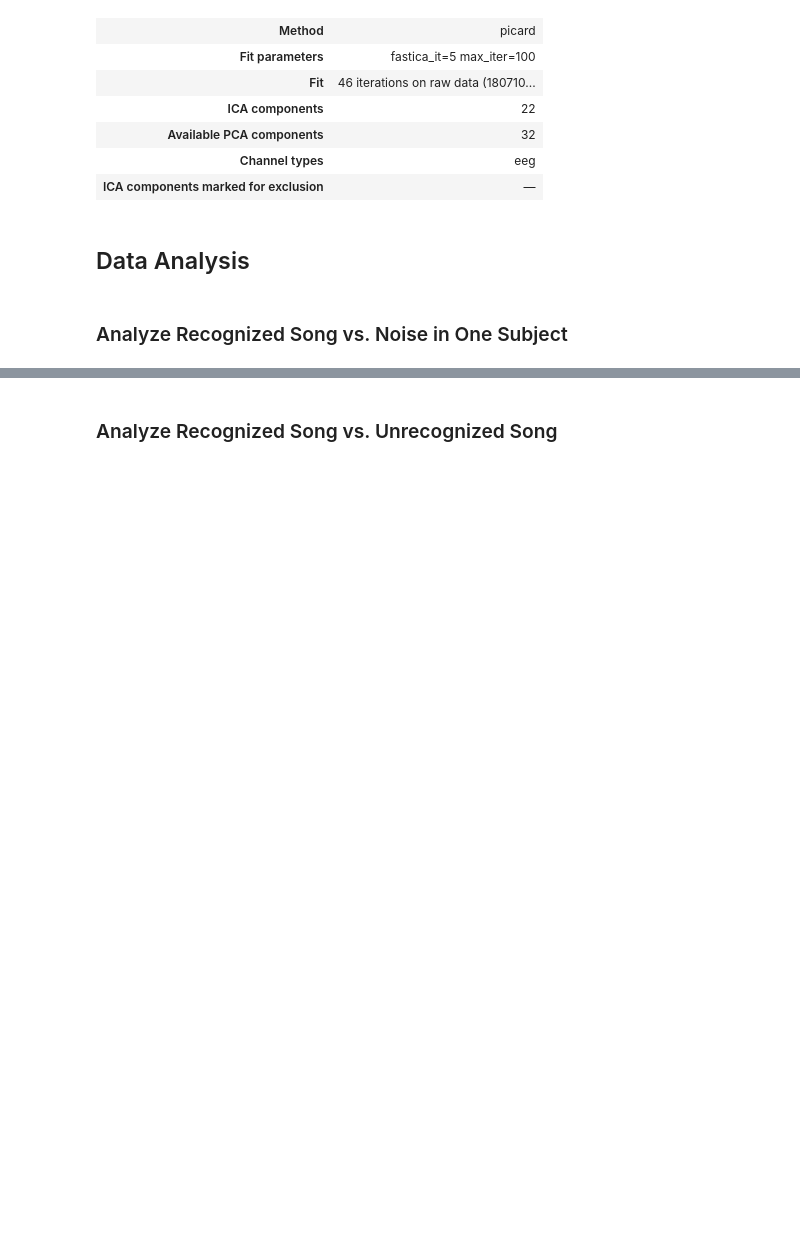
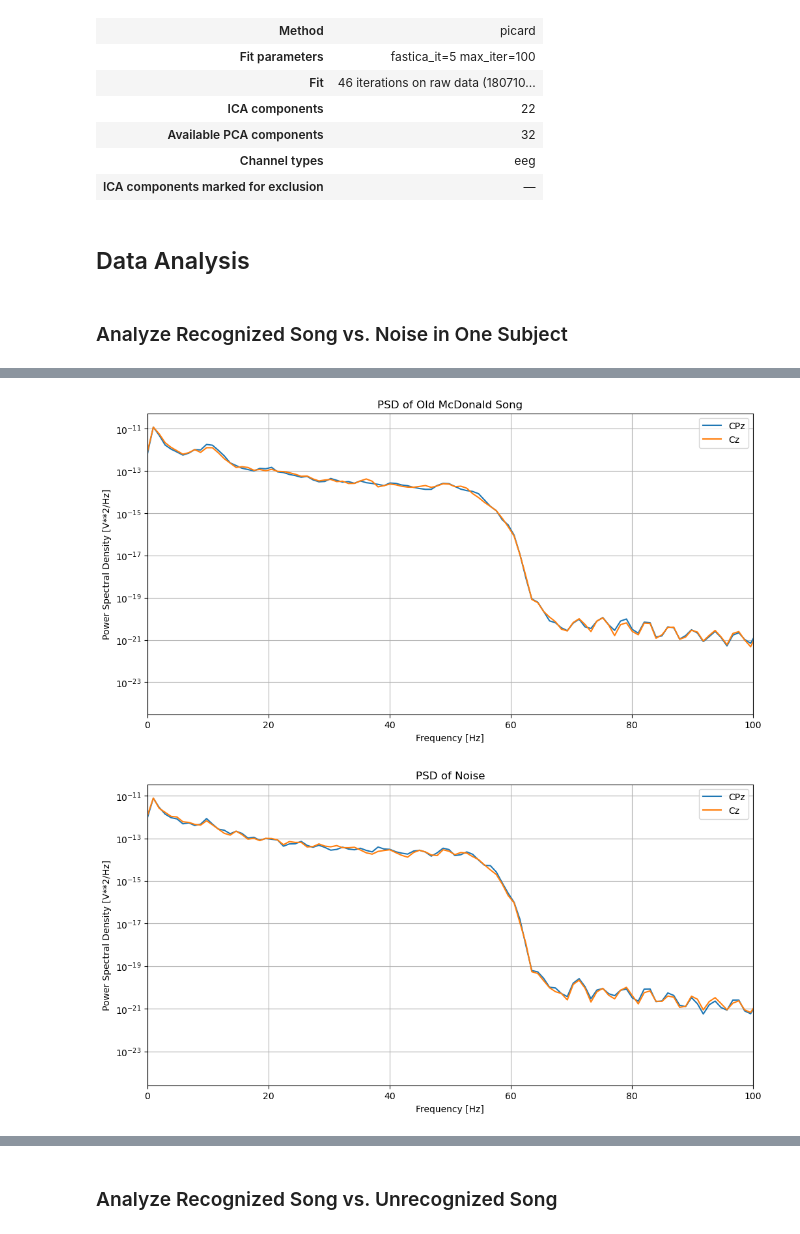
Before and after one commit to gregoryweber/cogs-118c-song-familiarity, a Jupyter notebook: main.ipynb, the cells around one changed output, grey strips where cells are left out. Drawn from its saved outputs; the diff is of its cells as text; code cells hidden in the pictures; blank space fills up the shorter version.

```diff
--- a/main.ipynb
+++ b/main.ipynb
@@ -126,0 +182,38 @@ Writing ICA solution to /Users/gregoryweber/Documents/cogs-118c-song-familiarity
+# %%
+# graph the power spectral density of a recognized song vs noise
+# Calculate PSD for Old McDonald
+plt.figure(figsize=(12, 6))
+for i in channel_indices:
+  start = 1079675
+  end = 1082794
+  # Get the signal segment
+  signal = eeg_data[i, (start - 5000):(end + 5000)]
+  # Calculate PSD using Welch's method
+  f, Pxx = scipy.signal.welch(signal, fs=1000, nperseg=1024)
+  plt.semilogy(f, Pxx, label=channel_names[i])
+
+plt.xlabel('Frequency [Hz]')
+plt.xlim([0, 100])
+plt.ylabel('Power Spectral Density [V**2/Hz]')
+plt.title('PSD of Old McDonald Song')
+plt.legend()
+plt.grid(True)
+plt.show()
+
+# Calculate PSD for noise
+plt.figure(figsize=(12, 6))
+for i in channel_indices:
+  signal = eeg_data[i, 0:10000]
+  f, Pxx = scipy.signal.welch(signal, fs=1000, nperseg=1024)
+  plt.semilogy(f, Pxx, label=channel_names[i])
+
+plt.xlabel('Frequency [Hz]')
+plt.xlim([0, 100])
+plt.ylabel('Power Spectral Density [V**2/Hz]')
+plt.title('PSD of Noise')
+plt.legend()
+plt.grid(True)
+plt.show()
+# %% [output]
+[figure, added]
+[figure, added]
```
Also changed, not shown: parts of 16 cells of this notebook.
